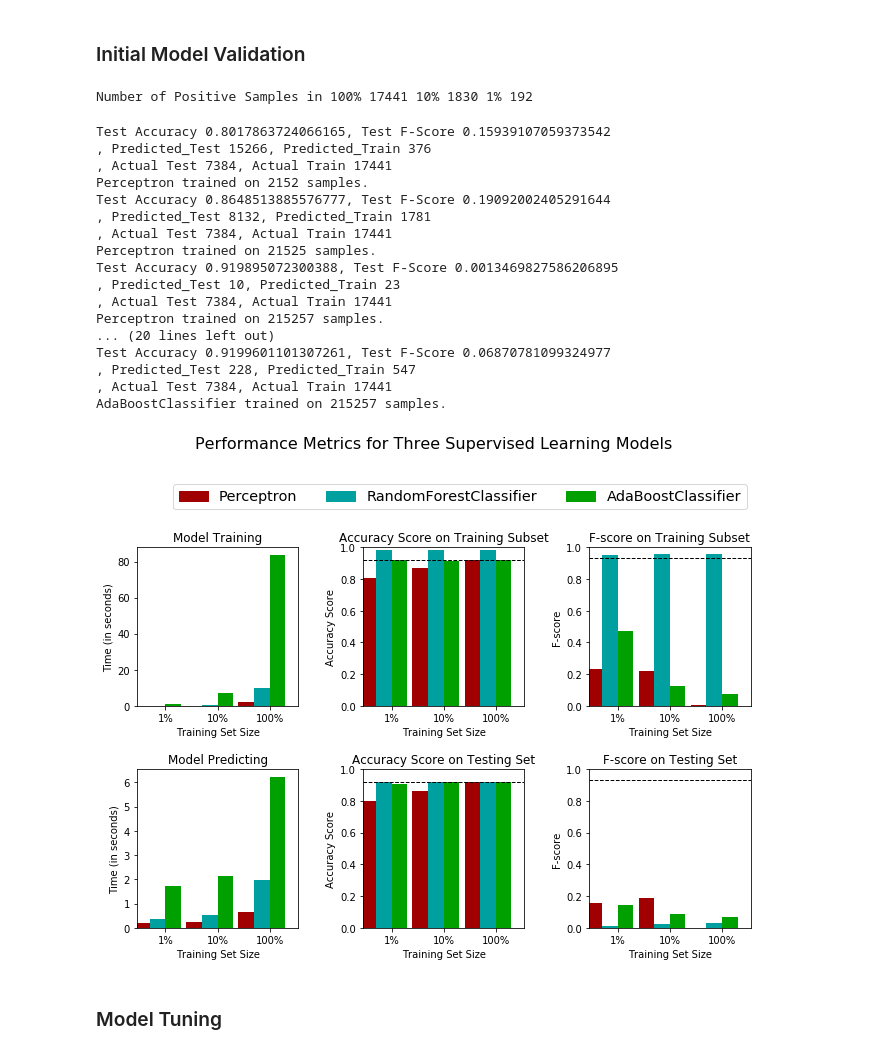
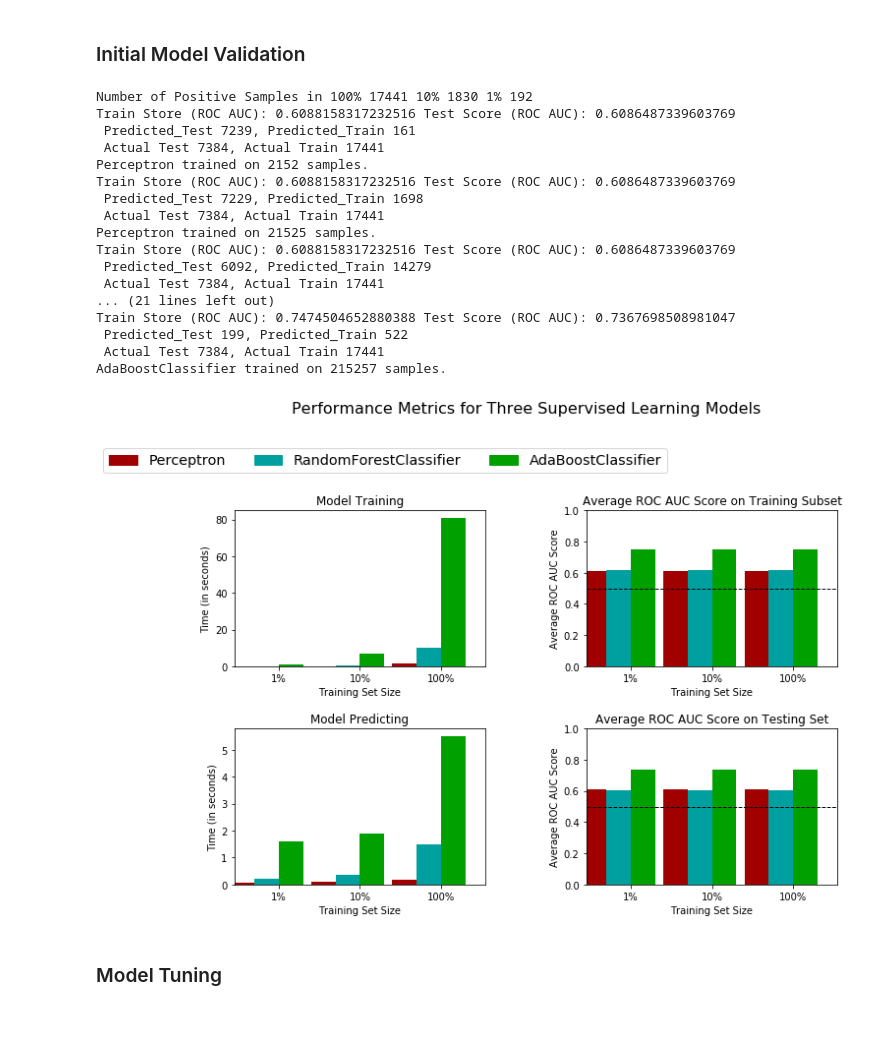
Before and after one commit to clarkje/machine-learning, a Jupyter notebook: projects/capstone/Step 3 - Modeling Application Data.ipynb, the cells around one changed output. Saved outputs shown, nothing was run; the diff lists cells and outputs as text; code cells hidden in the pictures; blank space fills up the shorter version.

```diff
--- a/projects/capstone/Step 3 - Modeling Application Data.ipynb
+++ b/projects/capstone/Step 3 - Modeling Application Data.ipynb
@@ -116,7 +101,7 @@ Training and testing split was successful.
 
 For the sake of getting a benchmark to compare against, our naive model will assume that everyone pays back their loans on time (TARGET = 0).  The vast majority of people in this dataset pay back their loans on time, so we expect the naive predictor to achieve a high accuracy score and a low F1 score.
 # %%
-from sklearn.metrics import fbeta_score
+from sklearn.metrics import fbeta_score, roc_auc_score
 
 # In this instance, we'll assume that TARGET always equals 0 (i.e. the borrower pays the loan as expected)
 
@@ -138,8 +123,13 @@ precision = TP / (TP + FP)
 beta = 0.5
 fscore = (1 + (beta **2)) * ((precision * recall) / (((beta ** 2 ) * precision) + recall))
 
+dummies = np.full((y_train.shape[0]), 0)
+
+# Calculate the ROC_AUC score against an array of zeros
+score = roc_auc_score(y_train, dummies)
+
 # Print the results
-print("Naive Predictor: [Accuracy score: {:.4f}, F-score: {:.4f}]".format(accuracy, fscore))
+print("Naive Predictor (ROC AUC Score): {0}".format(score))
 print("Number of Records with Payment Problems: {0}".format(np.sum(y_train)))
 print("Total Number of Records: {0}".format(y_train.count()))
 print("Percent of Records with Payment Problems: {0}%".format((np.sum(y_train) / y_train.count())*100))
@@ -230,7 +213,7 @@ from sklearn.linear_model import LogisticRegression, SGDClassifier, Perceptron
 # TODO: Initialize the three models
 # NOTE: Seeded random_state per review feedback
 #clf_A = svm.SVC(random_state = 42)
-clf_A = Perceptron(random_state = 42)
+clf_A = Perceptron(random_state = 42, max_iter=5, tol=None)
 clf_B = RandomForestClassifier(random_state = 42)
 clf_C = AdaBoostClassifier(algorithm='SAMME.R', base_estimator=None, learning_rate=1, n_estimators=100, random_state=42)
 
@@ -252,29 +235,29 @@ for clf in [clf_A, clf_B, clf_C]:
     for i, samples in enumerate([samples_1, samples_10, samples_100]):
         results[clf_name][i] = \
         train_predict(clf, samples, X_train, y_train, X_test, y_test)
-
-# Run metrics visualization for the three supervised learning models chosen
-vs.evaluate(results, accuracy, fscore)
 # %% [output]
 Number of Positive Samples in 100% 17441 10% 1830 1% 192
+Train Store (ROC AUC): 0.6088158317232516 Test Score (ROC AUC): 0.6086487339603769
+ Predicted_Test 7239, Predicted_Train 161
+ Actual Test 7384, Actual Train 17441
+Perceptron trained on 2152 samples.
+Train Store (ROC AUC): 0.6088158317232516 Test Score (ROC AUC): 0.6086487339603769
+ Predicted_Test 7229, Predicted_Train 1698
+ Actual Test 7384, Actual Train 17441
+Perceptron trained on 21525 samples.
+Train Store (ROC AUC): 0.6088158317232516 Test Score (ROC AUC): 0.6086487339603769
+ Predicted_Test 6092, Predicted_Train 14279
+ Actual Test 7384, Actual Train 17441
+... (21 lines left out)
+Train Store (ROC AUC): 0.7474504652880388 Test Score (ROC AUC): 0.7367698508981047
+ Predicted_Test 199, Predicted_Train 522
+ Actual Test 7384, Actual Train 17441
+AdaBoostClassifier trained on 215257 samples.
-Test Accuracy 0.8017863724066165, Test F-Score 0.15939107059373542
-, Predicted_Test 15266, Predicted_Train 376
-, Actual Test 7384, Actual Train 17441
-Perceptron trained on 2152 samples.
-Test Accuracy 0.8648513885576777, Test F-Score 0.19092002405291644
-, Predicted_Test 8132, Predicted_Train 1781
-, Actual Test 7384, Actual Train 17441
-Perceptron trained on 21525 samples.
-Test Accuracy 0.919895072300388, Test F-Score 0.0013469827586206895
-, Predicted_Test 10, Predicted_Train 23
-, Actual Test 7384, Actual Train 17441
-Perceptron trained on 215257 samples.
-... (20 lines left out)
-Test Accuracy 0.9199601101307261, Test F-Score 0.06870781099324977
-, Predicted_Test 228, Predicted_Train 547
-, Actual Test 7384, Actual Train 17441
-AdaBoostClassifier trained on 215257 samples.
-[figure, removed]
+# %%
+# Run metrics visualization for the three supervised learning models chosen
+vs.evaluate(results, score)
+# %% [output]
+[figure, added]
 # %% [markdown]
 ### Model Tuning
 # %%
```
Also changed, not shown: parts of 17 cells of this notebook.
